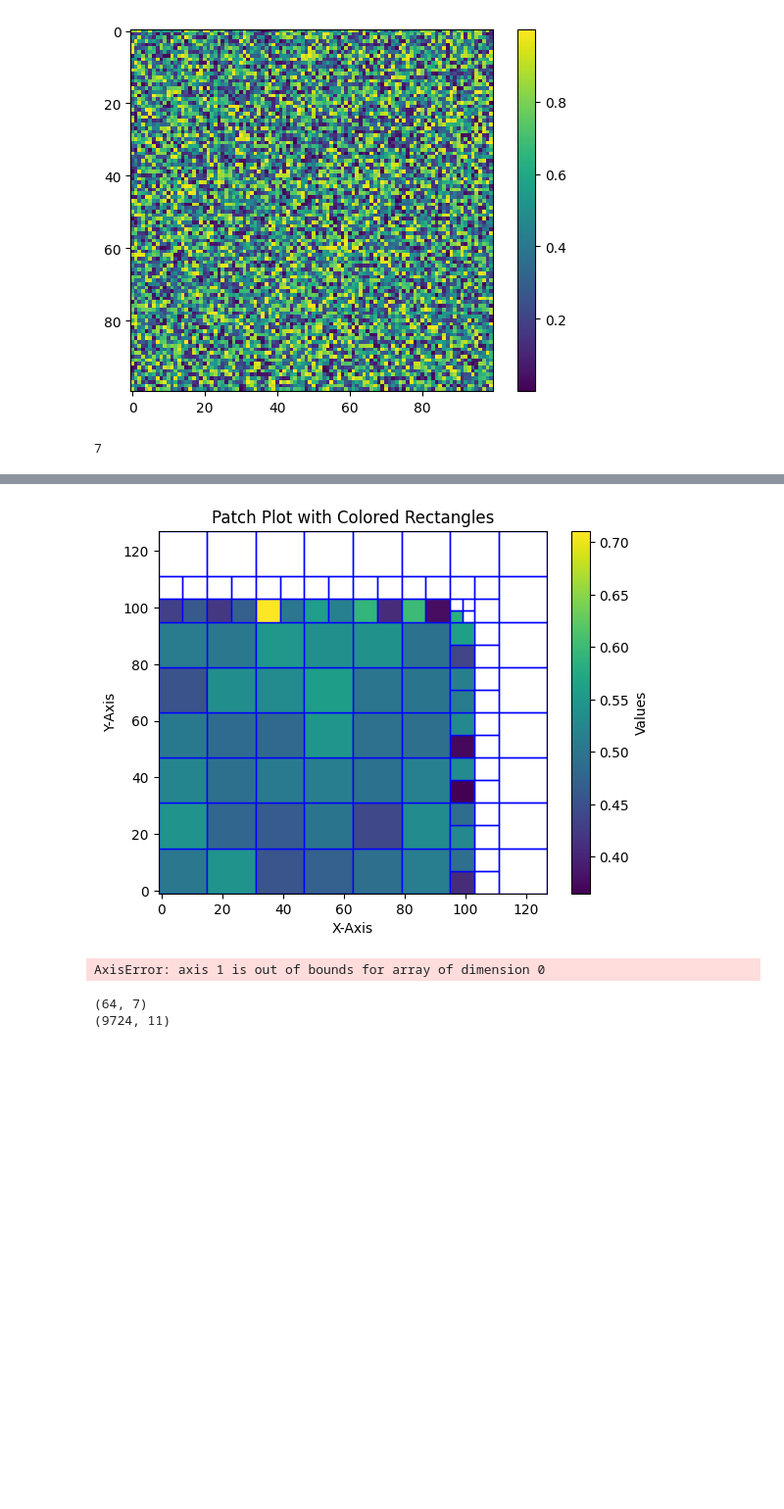
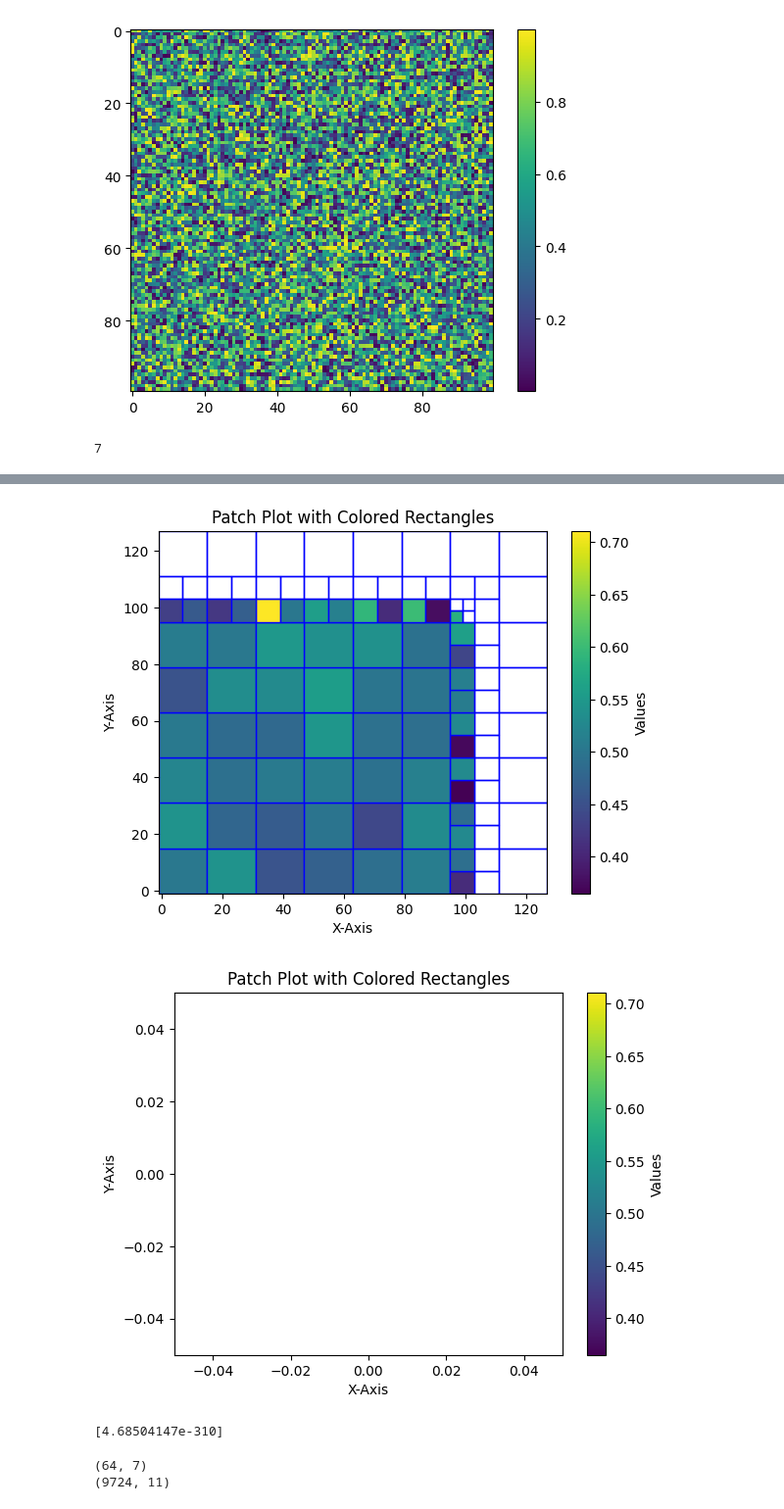
Before and after one commit to rishabhdutta/Utils_python, a Jupyter notebook: notebook_for_trial.ipynb, the cells around one changed output, grey strips where cells are left out. Shown at 98% size. Saved outputs shown, nothing was run; the diff lists cells and outputs as text; code cells hidden in the pictures; blank space fills up the shorter version.

Commit message:
finish edit quadtree regular 5

```diff
--- a/notebook_for_trial.ipynb
+++ b/notebook_for_trial.ipynb
@@ -95,35 +95,42 @@ startlevel=3
 maxdim=9
 tolerance = .5
 fittype = 1
 
 lin, col = data.shape
 
 # Adjust data size to be a power of 2
 dim = 1
 condition = max([lin, col])
 while condition > 2 ** dim:
     dim = dim + 1
 print(dim)
 
 nlin = 2 ** dim
 ncol = nlin
 
 dataexp = np.full((nlin, ncol), np.nan)
 dataexp[0:lin, 0:col] = data
 
 # Initialize the quadtree index matrix
 indmat = np.array([[1, 0, 10, 0, 0],
                    [2, 0, 10, 0, 0],
                    [3, 0, 10, 0, 0],
                    [4, 0, 10, 0, 0]])
 
-ce, cn, cnt, sqval, indmat = quadtree_regular.quadtree_main(data, np.nan, np.nan, tolerance, fittype, startlevel, maxdim)
+ce, cn, cnt, sqval, indmat = quadtree_regular.quadtree_main(data, np.empty((data.shape[1], 1)), np.empty((data.shape[0], 1)), tolerance, fittype, startlevel, maxdim)
+
+
+xval = np.empty((data.shape[1], 1))
+if len(np.where(xval == 0)[0])
+
+print(xval[0])
 # %% [output]
 7
 [figure]
 [figure]
 [figure]
+[figure, added]
-AxisError: axis 1 is out of bounds for array of dimension 0
+[4.68504147e-310]
 # %%
 def quadtree_level(oldind):
     '''
```
Also changed, not shown: parts of 10 cells of this notebook, 3 other files.
